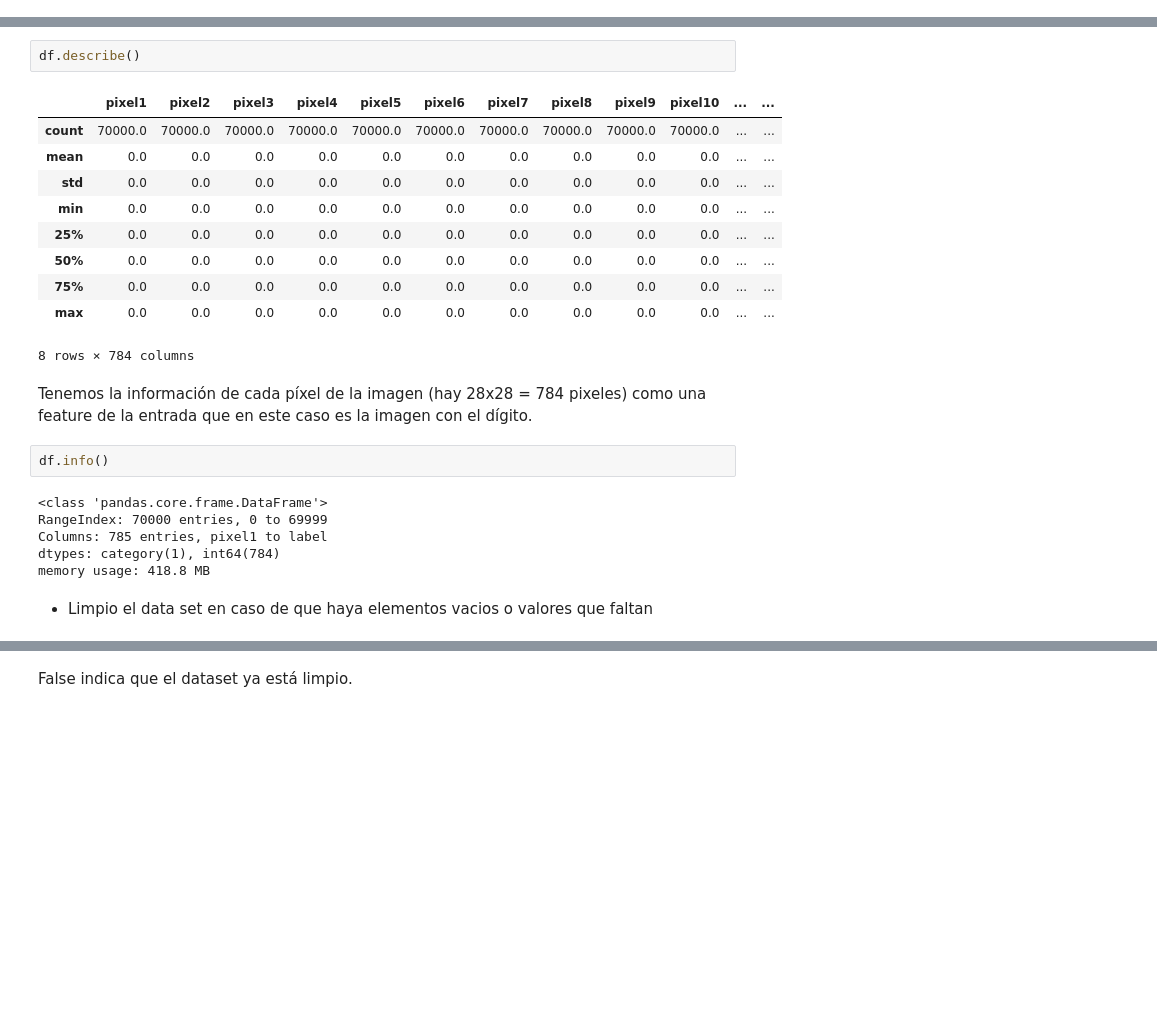
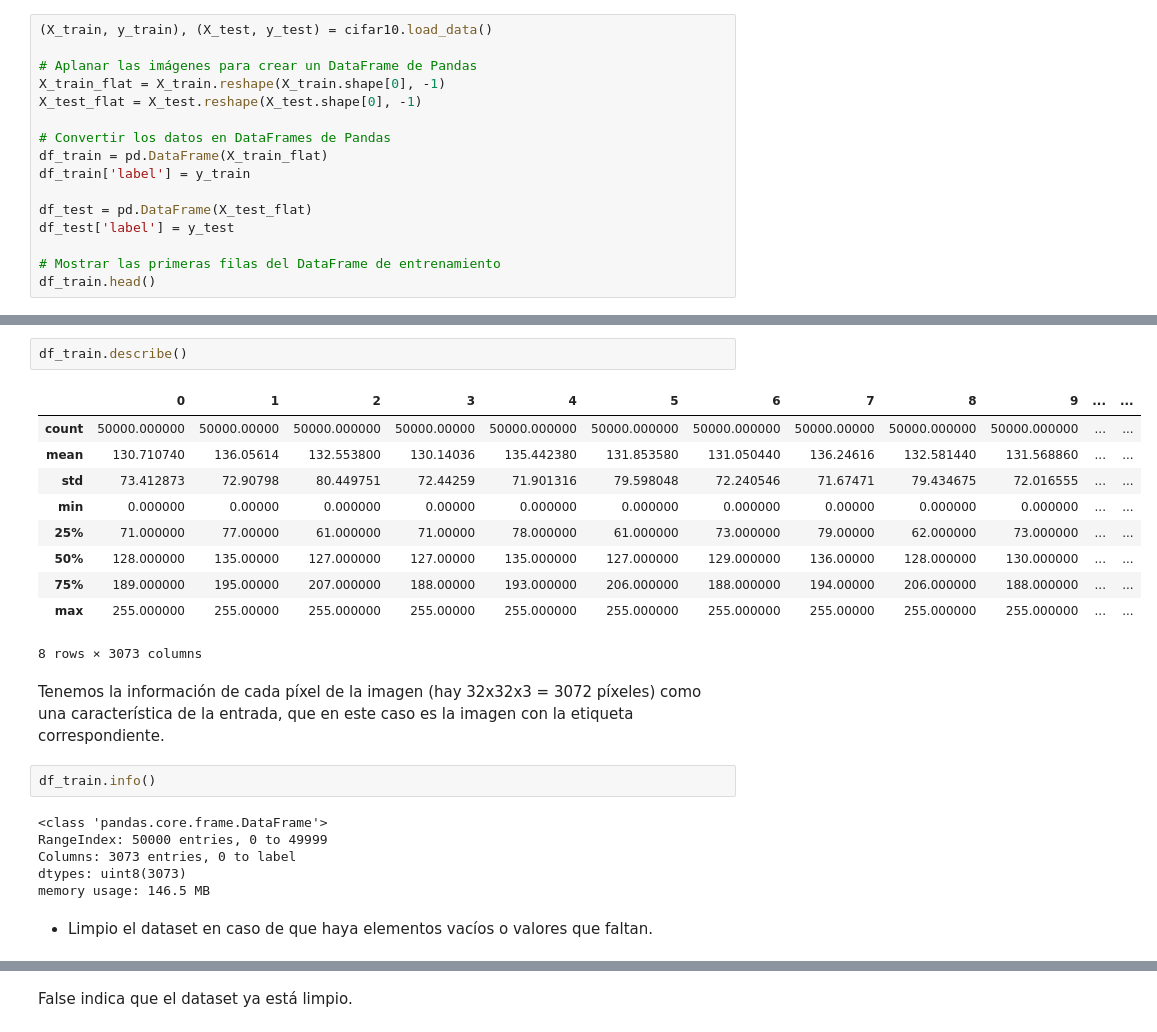
Before and after one commit to ignaciolembo7/ml_ib_final_project, a Jupyter notebook: EDA/EDA_cifar100.ipynb, the cells around one changed output, grey strips where cells are left out. Cells and saved outputs as stored; diff of their text form; blank space fills up the shorter version.

```diff
--- a/EDA/EDA_cifar100.ipynb
+++ b/EDA/EDA_cifar100.ipynb
@@ -27,0 +13,16 @@ df.head()
+# %%
+(X_train, y_train), (X_test, y_test) = cifar10.load_data()
+
+# Aplanar las imágenes para crear un DataFrame de Pandas
+X_train_flat = X_train.reshape(X_train.shape[0], -1)
+X_test_flat = X_test.reshape(X_test.shape[0], -1)
+
+# Convertir los datos en DataFrames de Pandas
+df_train = pd.DataFrame(X_train_flat)
+df_train['label'] = y_train
+
+df_test = pd.DataFrame(X_test_flat)
+df_test['label'] = y_test
+
+# Mostrar las primeras filas del DataFrame de entrenamiento
+df_train.head()
@@ -28,26 +37,26 @@ df.head()
 # %%
-df.describe()
+df_train.describe()
 # %% [output]
-|  | pixel1 | pixel2 | pixel3 | pixel4 | pixel5 | pixel6 | pixel7 | pixel8 | pixel9 | pixel10 | ... | ... |
-| count | 70000.0 | 70000.0 | 70000.0 | 70000.0 | 70000.0 | 70000.0 | 70000.0 | 70000.0 | 70000.0 | 70000.0 | ... | ... |
-| mean | 0.0 | 0.0 | 0.0 | 0.0 | 0.0 | 0.0 | 0.0 | 0.0 | 0.0 | 0.0 | ... | ... |
-| std | 0.0 | 0.0 | 0.0 | 0.0 | 0.0 | 0.0 | 0.0 | 0.0 | 0.0 | 0.0 | ... | ... |
-| min | 0.0 | 0.0 | 0.0 | 0.0 | 0.0 | 0.0 | 0.0 | 0.0 | 0.0 | 0.0 | ... | ... |
-| 25% | 0.0 | 0.0 | 0.0 | 0.0 | 0.0 | 0.0 | 0.0 | 0.0 | 0.0 | 0.0 | ... | ... |
-| 50% | 0.0 | 0.0 | 0.0 | 0.0 | 0.0 | 0.0 | 0.0 | 0.0 | 0.0 | 0.0 | ... | ... |
-| 75% | 0.0 | 0.0 | 0.0 | 0.0 | 0.0 | 0.0 | 0.0 | 0.0 | 0.0 | 0.0 | ... | ... |
-| max | 0.0 | 0.0 | 0.0 | 0.0 | 0.0 | 0.0 | 0.0 | 0.0 | 0.0 | 0.0 | ... | ... |
+|  | 0 | 1 | 2 | 3 | 4 | 5 | 6 | 7 | 8 | 9 | ... | ... |
+| count | 50000.000000 | 50000.00000 | 50000.000000 | 50000.00000 | 50000.000000 | 50000.000000 | 50000.000000 | 50000.00000 | 50000.000000 | 50000.000000 | ... | ... |
+| mean | 130.710740 | 136.05614 | 132.553800 | 130.14036 | 135.442380 | 131.853580 | 131.050440 | 136.24616 | 132.581440 | 131.568860 | ... | ... |
+| std | 73.412873 | 72.90798 | 80.449751 | 72.44259 | 71.901316 | 79.598048 | 72.240546 | 71.67471 | 79.434675 | 72.016555 | ... | ... |
+| min | 0.000000 | 0.00000 | 0.000000 | 0.00000 | 0.000000 | 0.000000 | 0.000000 | 0.00000 | 0.000000 | 0.000000 | ... | ... |
+| 25% | 71.000000 | 77.00000 | 61.000000 | 71.00000 | 78.000000 | 61.000000 | 73.000000 | 79.00000 | 62.000000 | 73.000000 | ... | ... |
+| 50% | 128.000000 | 135.00000 | 127.000000 | 127.00000 | 135.000000 | 127.000000 | 129.000000 | 136.00000 | 128.000000 | 130.000000 | ... | ... |
+| 75% | 189.000000 | 195.00000 | 207.000000 | 188.00000 | 193.000000 | 206.000000 | 188.000000 | 194.00000 | 206.000000 | 188.000000 | ... | ... |
+| max | 255.000000 | 255.00000 | 255.000000 | 255.00000 | 255.000000 | 255.000000 | 255.000000 | 255.00000 | 255.000000 | 255.000000 | ... | ... |
-8 rows × 784 columns
+8 rows × 3073 columns
 # %% [markdown]
-Tenemos la información de cada píxel de la imagen (hay 28x28 = 784 pixeles) como una feature de la entrada que en este caso es la imagen con el dígito.
+Tenemos la información de cada píxel de la imagen (hay 32x32x3 = 3072 píxeles) como una característica de la entrada, que en este caso es la imagen con la etiqueta correspondiente.
 # %%
-df.info()
+df_train.info()
 # %% [output]
 <class 'pandas.core.frame.DataFrame'>
-RangeIndex: 70000 entries, 0 to 69999
-Columns: 785 entries, pixel1 to label
-dtypes: category(1), int64(784)
-memory usage: 418.8 MB
+RangeIndex: 50000 entries, 0 to 49999
+Columns: 3073 entries, 0 to label
+dtypes: uint8(3073)
+memory usage: 146.5 MB
 # %% [markdown]
-- Limpio el data set en caso de que haya elementos vacios o valores que faltan
+- Limpio el dataset en caso de que haya elementos vacíos o valores que faltan.
 # %%
```
Also changed, not shown: parts of 16 cells of this notebook, 10 other files.
